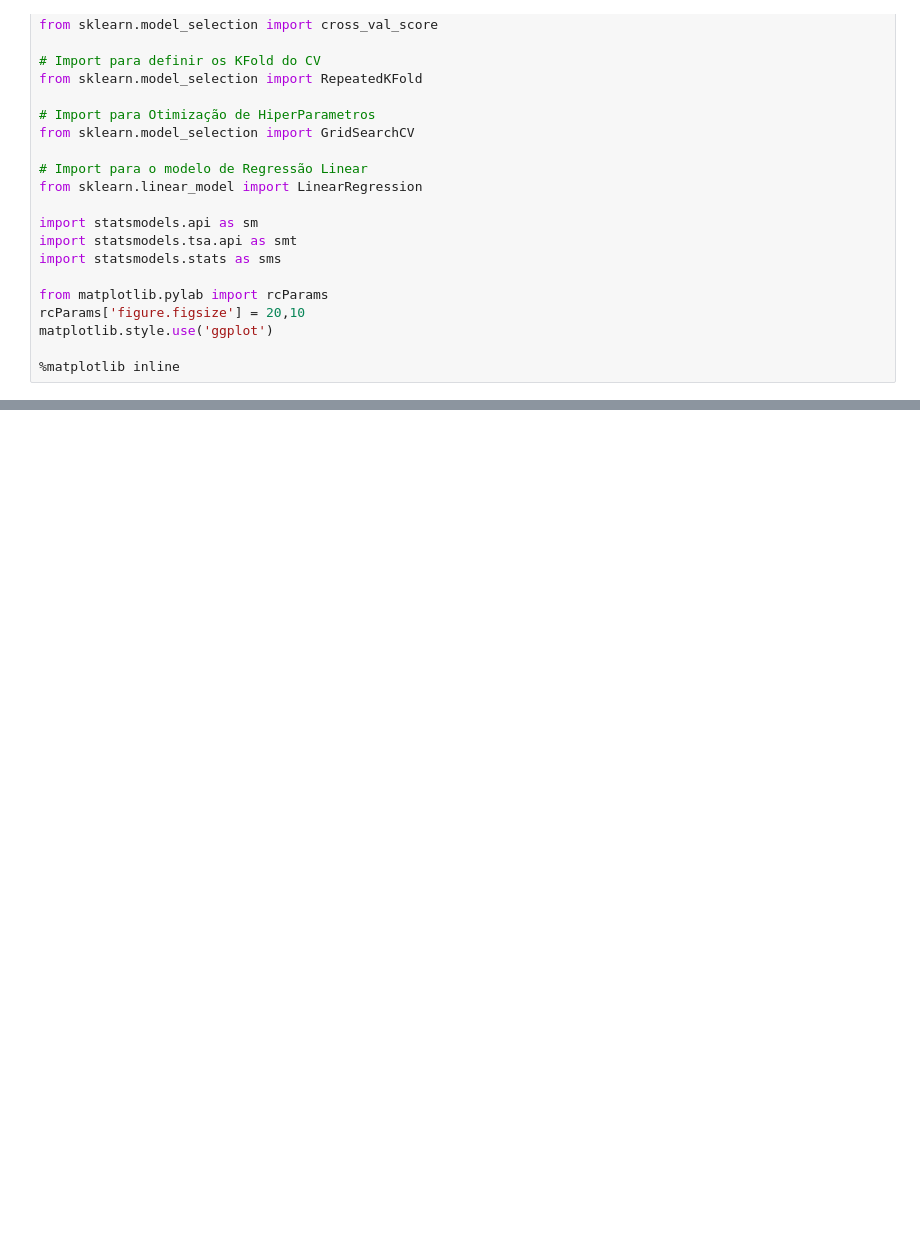
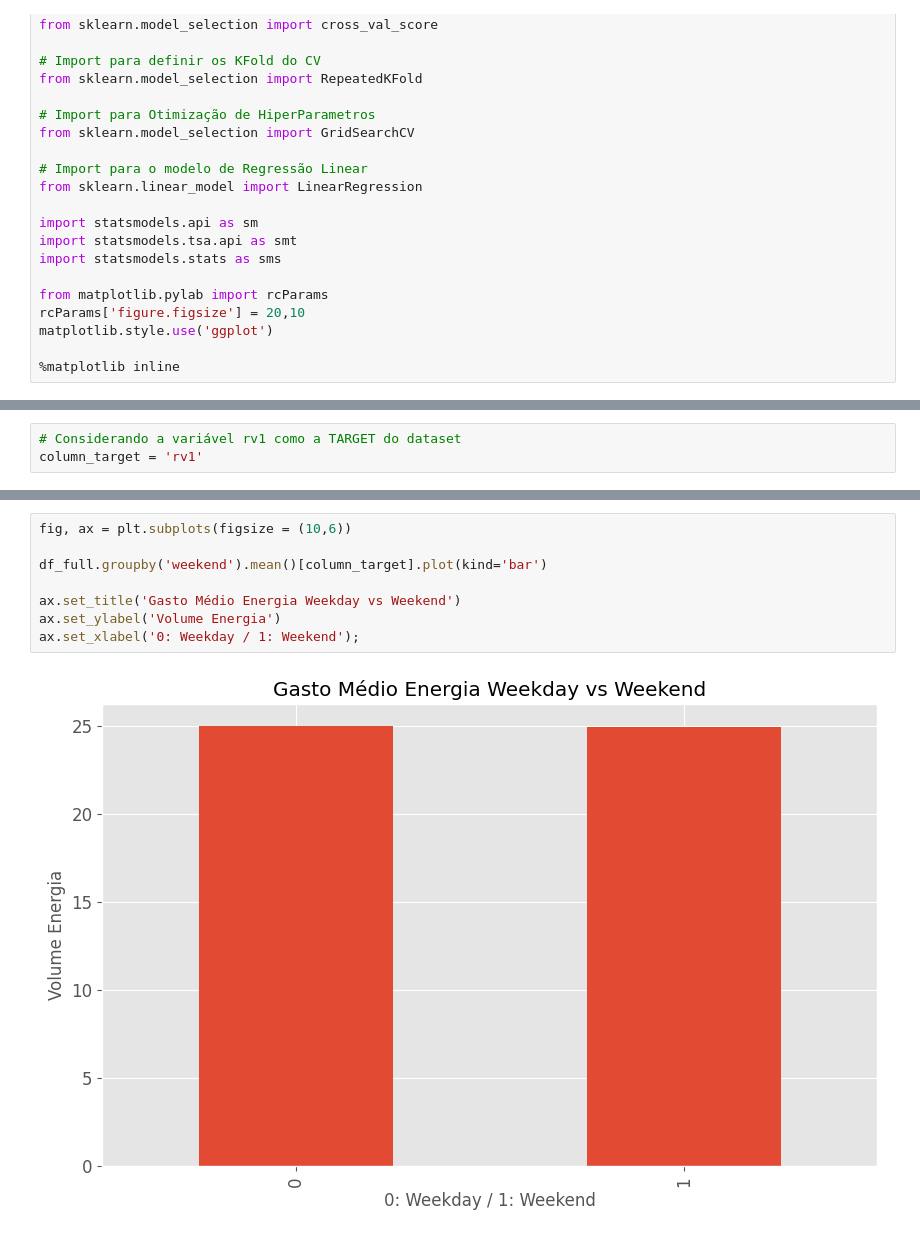
Before and after one commit to VitordsAmorim/previsao_consumo_energia, a Jupyter notebook: main.ipynb, the cells around one changed output, grey strips where cells are left out. Saved outputs shown, nothing was run; the diff lists cells and outputs as text; blank space fills up the shorter version.

```diff
--- a/main.ipynb
+++ b/main.ipynb
@@ -82,0 +155,3 @@ for dirname, _, filenames in os.walk('/kaggle/input'):
+# %%
+# Considerando a variável rv1 como a TARGET do dataset
+column_target = 'rv1'
@@ -82,0 +253,10 @@ for dirname, _, filenames in os.walk('/kaggle/input'):
+# %%
+fig, ax = plt.subplots(figsize = (10,6))
+
+df_full.groupby('weekend').mean()[column_target].plot(kind='bar')
+
+ax.set_title('Gasto Médio Energia Weekday vs Weekend')
+ax.set_ylabel('Volume Energia')
+ax.set_xlabel('0: Weekday / 1: Weekend');
+# %% [output]
+[figure, added]
```
Also changed, not shown: parts of 27 cells of this notebook.
